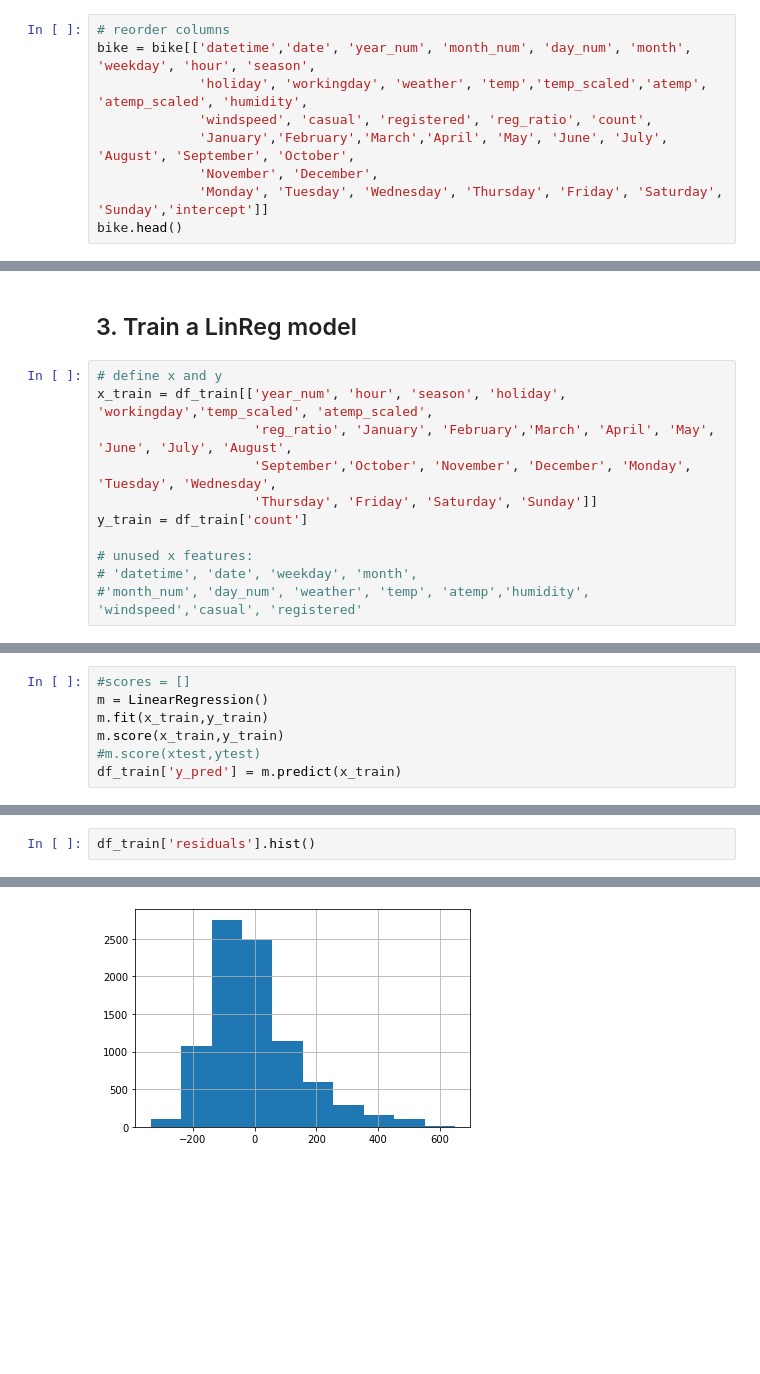
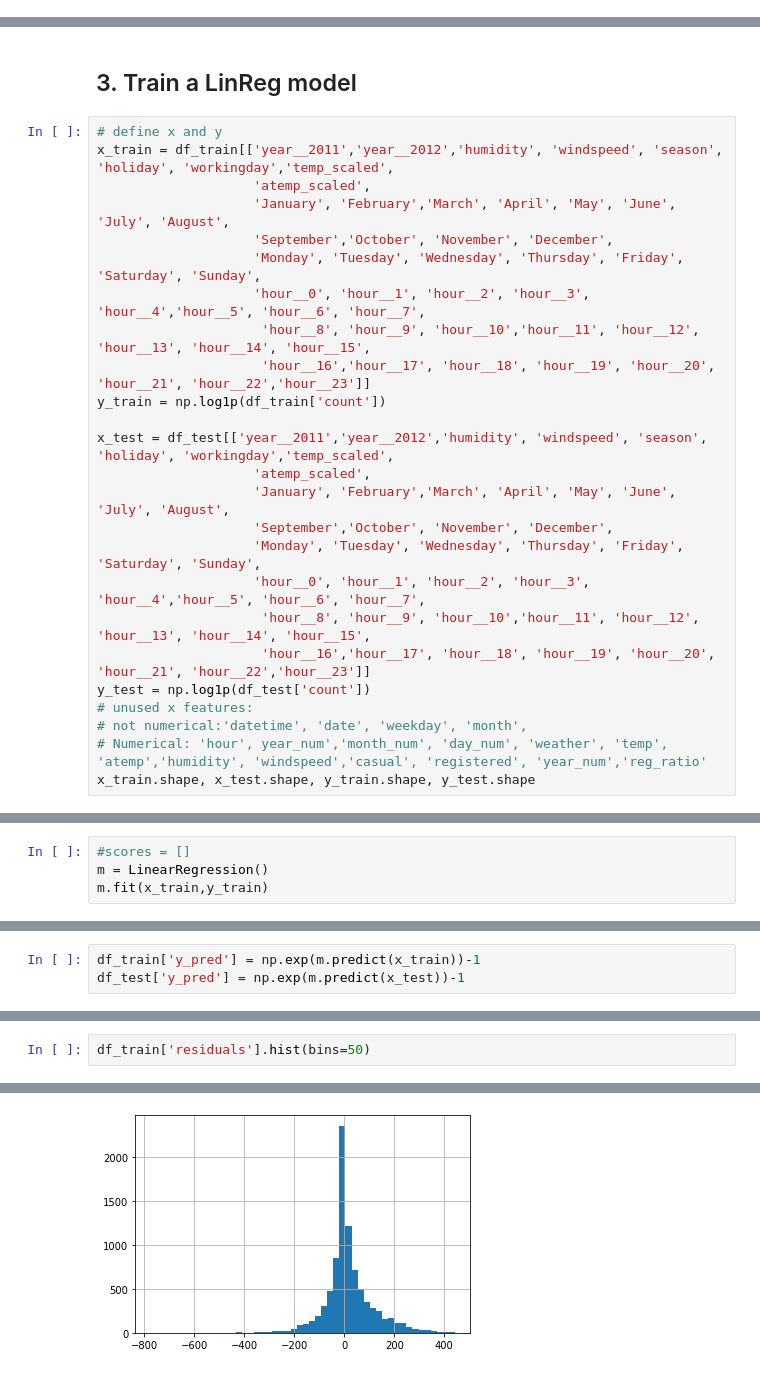
Before and after one commit to SabFrAlphin/first_projects, a Jupyter notebook: 03_Project_bike/bike_machine_learning.ipynb, the cells around one changed output, grey strips where cells are left out. Cells and saved outputs as stored; diff of their text form; blank space fills up the shorter version.

Commit message:
update bike project

```diff
--- a/03_Project_bike/bike_machine_learning.ipynb
+++ b/03_Project_bike/bike_machine_learning.ipynb
@@ -157,9 +112,0 @@ Index(['datetime', 'season', 'holiday', 'workingday', 'weather', 'temp',
-# %%
-# reorder columns
-bike = bike[['datetime','date', 'year_num', 'month_num', 'day_num', 'month', 'weekday', 'hour', 'season',
-             'holiday', 'workingday', 'weather', 'temp','temp_scaled','atemp', 'atemp_scaled', 'humidity',
-             'windspeed', 'casual', 'registered', 'reg_ratio', 'count',
-             'January','February','March','April', 'May', 'June', 'July', 'August', 'September', 'October',
-             'November', 'December',
-             'Monday', 'Tuesday', 'Wednesday', 'Thursday', 'Friday', 'Saturday', 'Sunday','intercept']]
-bike.head()
@@ -228,12 +213,26 @@ df_train.shape, df_test.shape
 ## 3. Train a LinReg model
 # %%
 # define x and y
-x_train = df_train[['year_num', 'hour', 'season', 'holiday', 'workingday','temp_scaled', 'atemp_scaled',
-                    'reg_ratio', 'January', 'February','March', 'April', 'May', 'June', 'July', 'August',
-                    'September','October', 'November', 'December', 'Monday', 'Tuesday', 'Wednesday',
-                    'Thursday', 'Friday', 'Saturday', 'Sunday']]
-y_train = df_train['count']
+x_train = df_train[['year__2011','year__2012','humidity', 'windspeed', 'season', 'holiday', 'workingday','temp_scaled',
+                    'atemp_scaled',
+                    'January', 'February','March', 'April', 'May', 'June', 'July', 'August',
+                    'September','October', 'November', 'December',
+                    'Monday', 'Tuesday', 'Wednesday', 'Thursday', 'Friday', 'Saturday', 'Sunday',
+                    'hour__0', 'hour__1', 'hour__2', 'hour__3', 'hour__4','hour__5', 'hour__6', 'hour__7',
+                     'hour__8', 'hour__9', 'hour__10','hour__11', 'hour__12', 'hour__13', 'hour__14', 'hour__15',
+                     'hour__16','hour__17', 'hour__18', 'hour__19', 'hour__20', 'hour__21', 'hour__22','hour__23']]
+y_train = np.log1p(df_train['count'])
 
+x_test = df_test[['year__2011','year__2012','humidity', 'windspeed', 'season', 'holiday', 'workingday','temp_scaled',
+                    'atemp_scaled',
+                    'January', 'February','March', 'April', 'May', 'June', 'July', 'August',
+                    'September','October', 'November', 'December',
+                    'Monday', 'Tuesday', 'Wednesday', 'Thursday', 'Friday', 'Saturday', 'Sunday',
+                    'hour__0', 'hour__1', 'hour__2', 'hour__3', 'hour__4','hour__5', 'hour__6', 'hour__7',
+                     'hour__8', 'hour__9', 'hour__10','hour__11', 'hour__12', 'hour__13', 'hour__14', 'hour__15',
+                     'hour__16','hour__17', 'hour__18', 'hour__19', 'hour__20', 'hour__21', 'hour__22','hour__23']]
+y_test = np.log1p(df_test['count'])
 # unused x features:
-# 'datetime', 'date', 'weekday', 'month',
-#'month_num', 'day_num', 'weather', 'temp', 'atemp','humidity', 'windspeed','casual', 'registered'
+# not numerical:'datetime', 'date', 'weekday', 'month',
+# Numerical: 'hour', year_num','month_num', 'day_num', 'weather', 'temp', 'atemp','humidity', 'windspeed','casual', 'registered', 'year_num','reg_ratio'
+x_train.shape, x_test.shape, y_train.shape, y_test.shape
@@ -241,6 +346,3 @@ y_train = df_train['count']
 #scores = []
 m = LinearRegression()
 m.fit(x_train,y_train)
-m.score(x_train,y_train)
-#m.score(xtest,ytest)
-df_train['y_pred'] = m.predict(x_train)
@@ -246,0 +351,3 @@ df_train['y_pred'] = m.predict(x_train)
+# %%
+df_train['y_pred'] = np.exp(m.predict(x_train))-1
+df_test['y_pred'] = np.exp(m.predict(x_test))-1
@@ -264,8 +377,8 @@ sns.scatterplot(x='count', y='residuals', data=df_train)
 # %%
-df_train['residuals'].hist()
+df_train['residuals'].hist(bins=50)
 # %% [output]
 <matplotlib.axes._subplots.AxesSubplot at 0x...>
-[figure, old version]
+[figure, new version]
 # %%
 probplot(df_train['residuals'], plot=plt)
 # %% [output]
```
Also changed, not shown: parts of 48 cells of this notebook, 1 other file.
